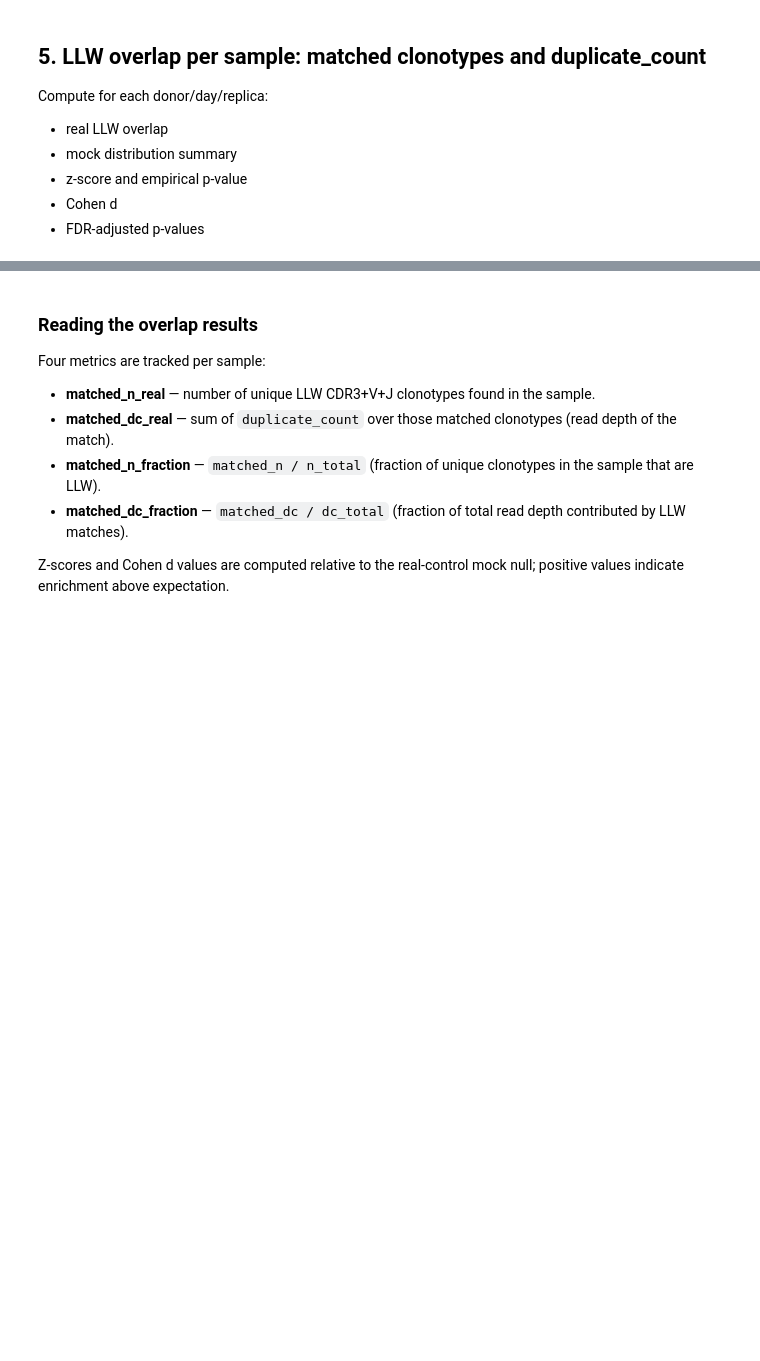
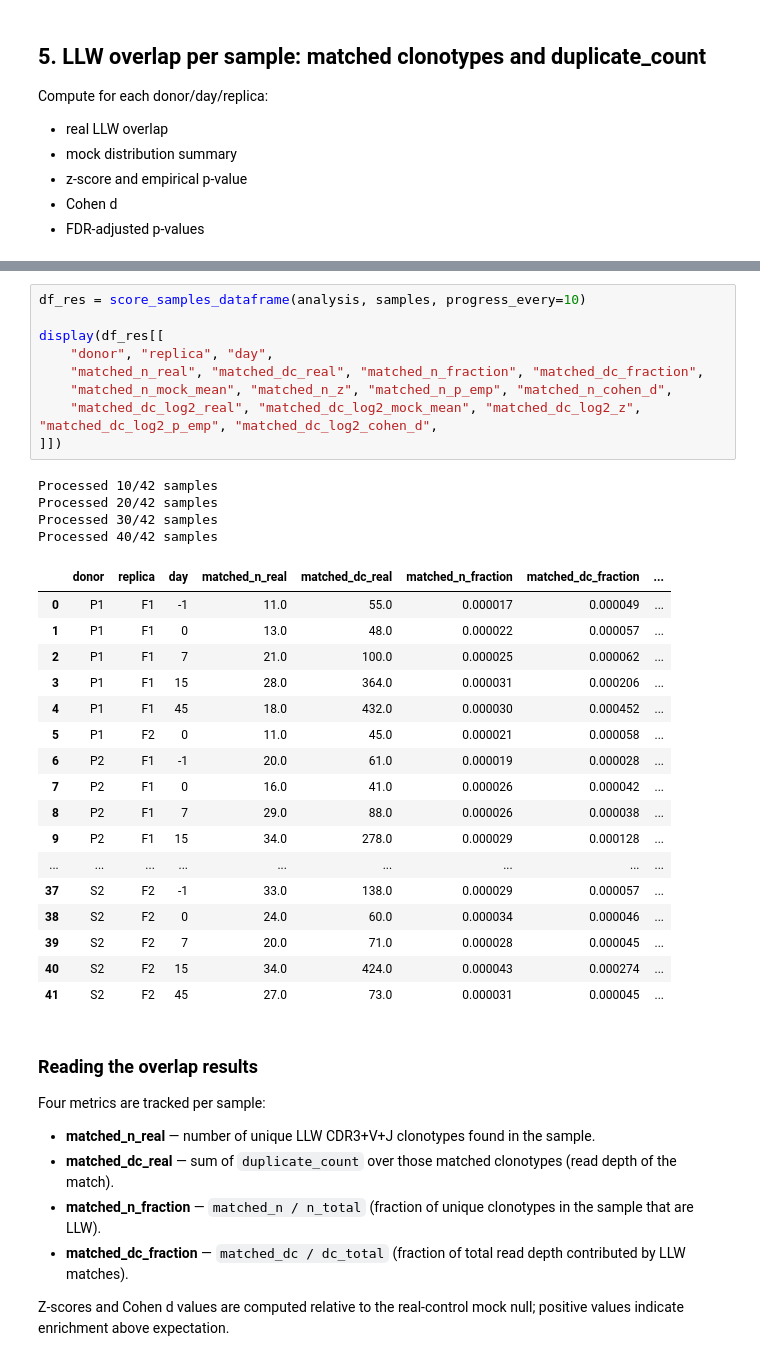
Before and after one commit to antigenomics/mirpy, a Jupyter notebook: notebooks/vdjbet_yf.ipynb, the cells around one changed output, grey strips where cells are left out. Drawn from its saved outputs; the diff is of its cells as text; blank space fills up the shorter version.

```diff
--- a/notebooks/vdjbet_yf.ipynb
+++ b/notebooks/vdjbet_yf.ipynb
@@ -469,3 +263,34 @@ Processed 40/42 samples
+# %%
+df_res = score_samples_dataframe(analysis, samples, progress_every=10)
+
+display(df_res[[
+    "donor", "replica", "day",
+    "matched_n_real", "matched_dc_real", "matched_n_fraction", "matched_dc_fraction",
+    "matched_n_mock_mean", "matched_n_z", "matched_n_p_emp", "matched_n_cohen_d",
+    "matched_dc_log2_real", "matched_dc_log2_mock_mean", "matched_dc_log2_z", "matched_dc_log2_p_emp", "matched_dc_log2_cohen_d",
+]])
+# %% [output]
+Processed 10/42 samples
+Processed 20/42 samples
+Processed 30/42 samples
+Processed 40/42 samples
+|  | donor | replica | day | matched_n_real | matched_dc_real | matched_n_fraction | matched_dc_fraction | ... |
+| 0 | P1 | F1 | -1 | 11.0 | 55.0 | 0.000017 | 0.000049 | ... |
+| 1 | P1 | F1 | 0 | 13.0 | 48.0 | 0.000022 | 0.000057 | ... |
+| 2 | P1 | F1 | 7 | 21.0 | 100.0 | 0.000025 | 0.000062 | ... |
+| 3 | P1 | F1 | 15 | 28.0 | 364.0 | 0.000031 | 0.000206 | ... |
+| 4 | P1 | F1 | 45 | 18.0 | 432.0 | 0.000030 | 0.000452 | ... |
+| 5 | P1 | F2 | 0 | 11.0 | 45.0 | 0.000021 | 0.000058 | ... |
+| 6 | P2 | F1 | -1 | 20.0 | 61.0 | 0.000019 | 0.000028 | ... |
+| 7 | P2 | F1 | 0 | 16.0 | 41.0 | 0.000026 | 0.000042 | ... |
+| 8 | P2 | F1 | 7 | 29.0 | 88.0 | 0.000026 | 0.000038 | ... |
+| 9 | P2 | F1 | 15 | 34.0 | 278.0 | 0.000029 | 0.000128 | ... |
+| ... | ... | ... | ... | ... | ... | ... | ... | ... |
+| 37 | S2 | F2 | -1 | 33.0 | 138.0 | 0.000029 | 0.000057 | ... |
+| 38 | S2 | F2 | 0 | 24.0 | 60.0 | 0.000034 | 0.000046 | ... |
+| 39 | S2 | F2 | 7 | 20.0 | 71.0 | 0.000028 | 0.000045 | ... |
+| 40 | S2 | F2 | 15 | 34.0 | 424.0 | 0.000043 | 0.000274 | ... |
+| 41 | S2 | F2 | 45 | 27.0 | 73.0 | 0.000031 | 0.000045 | ... |
 # %% [markdown]
 ### Reading the overlap results
 
```
Also changed, not shown: parts of 15 cells of this notebook, 7 other files.
